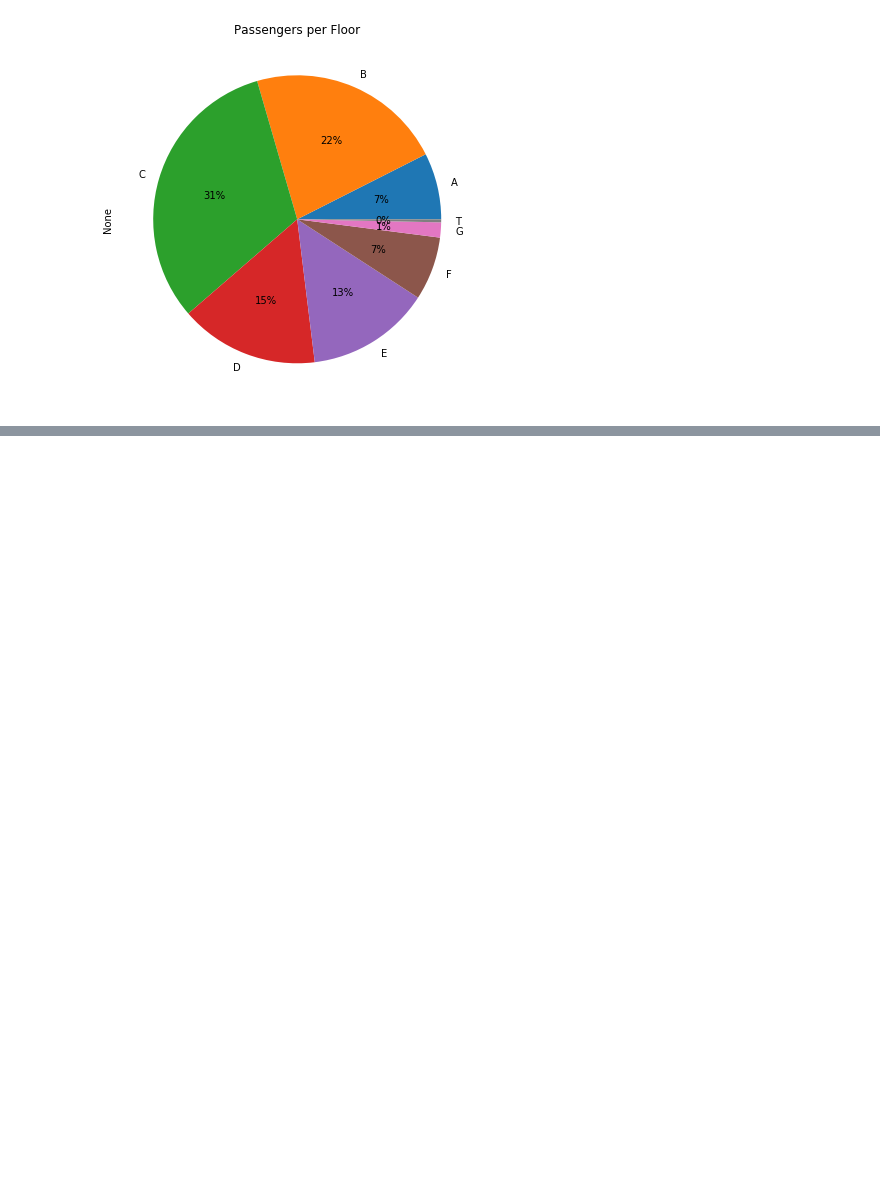
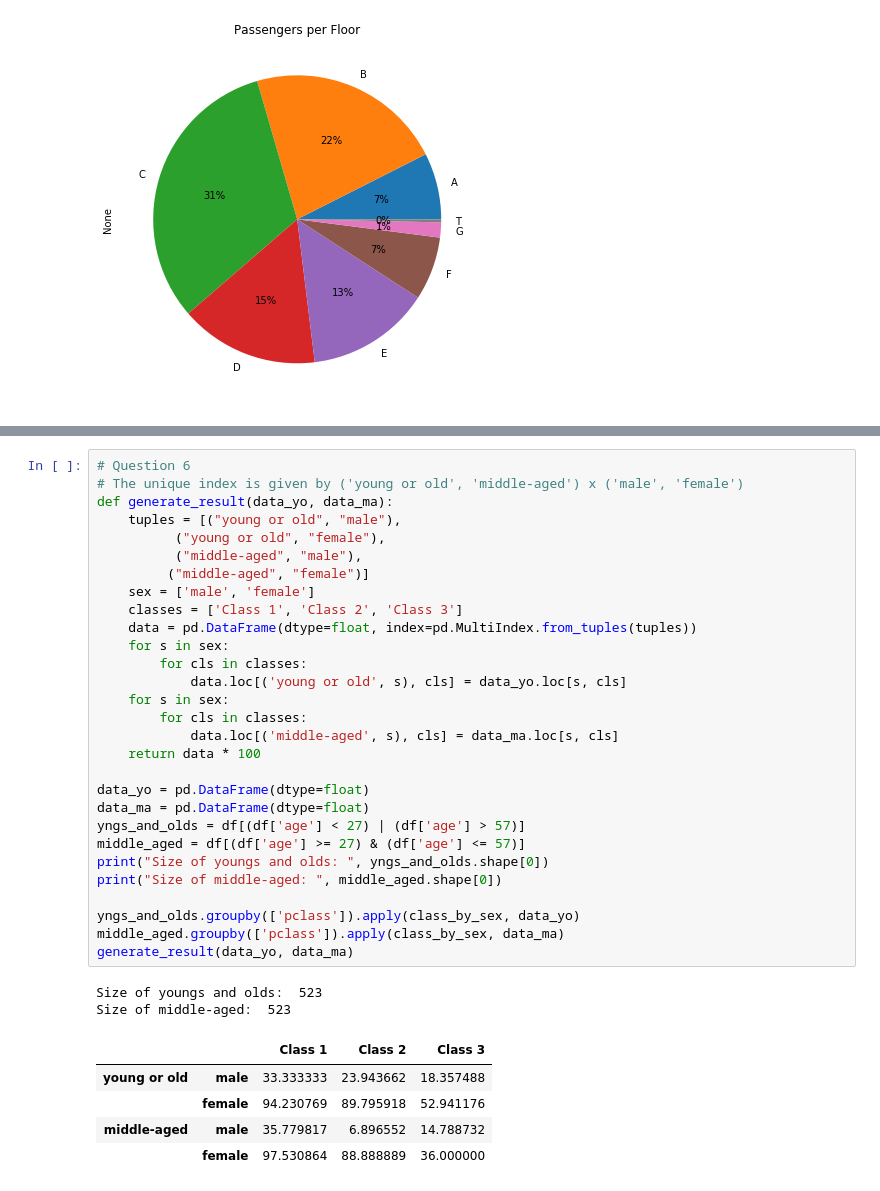
Before and after one commit to pmichele/ADA-Group, a Jupyter notebook: Final/Homework1/Homework 1.ipynb, the cells around one changed output, grey strips where cells are left out. Saved outputs shown, nothing was run; the diff lists cells and outputs as text; blank space fills up the shorter version.

```diff
--- a/Final/Homework1/Homework 1.ipynb
+++ b/Final/Homework1/Homework 1.ipynb
@@ -398,0 +371,37 @@ answer
+# %%
+# Question 6
+# The unique index is given by ('young or old', 'middle-aged') x ('male', 'female')
+def generate_result(data_yo, data_ma):
+    tuples = [("young or old", "male"),
+          ("young or old", "female"),
+          ("middle-aged", "male"),
+         ("middle-aged", "female")]
+    sex = ['male', 'female']
+    classes = ['Class 1', 'Class 2', 'Class 3']
+    data = pd.DataFrame(dtype=float, index=pd.MultiIndex.from_tuples(tuples))
+    for s in sex:
+        for cls in classes:
+            data.loc[('young or old', s), cls] = data_yo.loc[s, cls]
+    for s in sex:
+        for cls in classes:
+            data.loc[('middle-aged', s), cls] = data_ma.loc[s, cls]
+    return data * 100
+
+data_yo = pd.DataFrame(dtype=float)
+data_ma = pd.DataFrame(dtype=float)
+yngs_and_olds = df[(df['age'] < 27) | (df['age'] > 57)]
+middle_aged = df[(df['age'] >= 27) & (df['age'] <= 57)]
+print("Size of youngs and olds: ", yngs_and_olds.shape[0])
+print("Size of middle-aged: ", middle_aged.shape[0])
+
+yngs_and_olds.groupby(['pclass']).apply(class_by_sex, data_yo)
+middle_aged.groupby(['pclass']).apply(class_by_sex, data_ma)
+generate_result(data_yo, data_ma)
+# %% [output]
+Size of youngs and olds:  523
+Size of middle-aged:  523
+|  |  | Class 1 | Class 2 | Class 3 |
+| young or old | male | 33.333333 | 23.943662 | 18.357488 |
+|  | female | 94.230769 | 89.795918 | 52.941176 |
+| middle-aged | male | 35.779817 | 6.896552 | 14.788732 |
+|  | female | 97.530864 | 88.888889 | 36.000000 |
```
Also changed, not shown: parts of 4 cells of this notebook, 1 other file.
